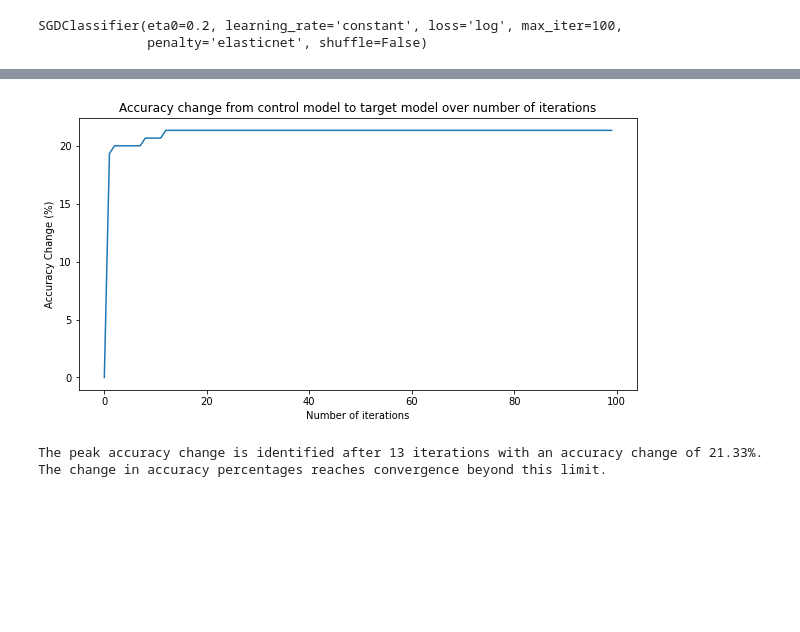
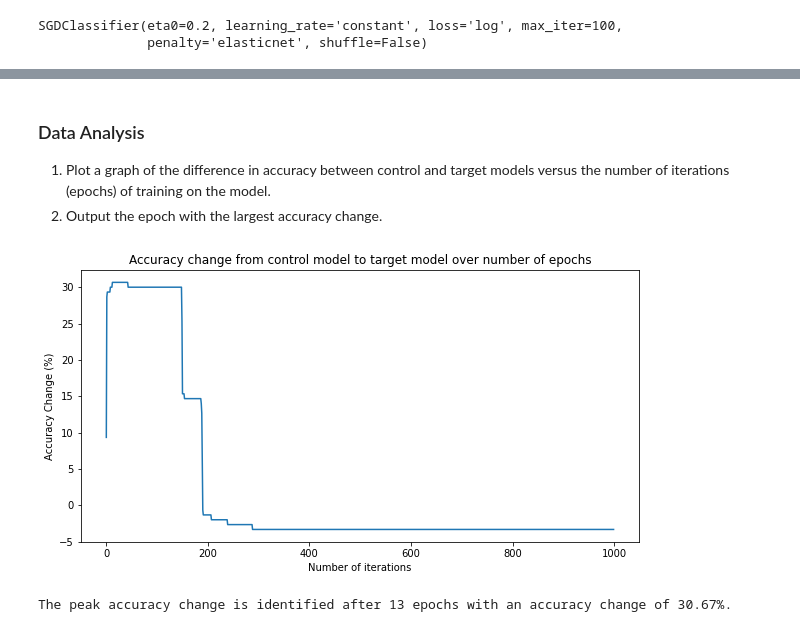
Before and after one commit to Shahiriyo/CS310-DataPoisoning-Project, a Jupyter notebook: DataOrderingSGD.ipynb, the cells around one changed output, grey strips where cells are left out. Cells and saved outputs as stored; diff of their text form; code cells hidden in the pictures; blank space fills up the shorter version.

```diff
--- a/DataOrderingSGD.ipynb
+++ b/DataOrderingSGD.ipynb
@@ -8,6 +31,7 @@ Currently learnt from stochastic gradient descent: next parameter for used for l
 import numpy as np
 import pandas as pd
 from sklearn.linear_model import SGDClassifier
+from sklearn.metrics import hinge_loss
 from sklearn.decomposition import PCA
 import matplotlib.pyplot as plt
 
@@ -19,7 +43,7 @@ OSC_OUT = 'oscillatingout'
 BATCH_REORDER = 'reorder'
 BATCH_RESHUFFLE = 'reshuffle'
 N_TESTDATA_SAMPLES = 150
-NUM_ITER = 100
+NUM_ITER = 1000
 N = 1476
 
 
@@ -99,7 +129,7 @@ def attack(attackType, batchType):
         # Read each datapoint, evaluate the accuracy, record these values
         point = trainingData.iloc[i:i+1]
         label = trainingLabels.iloc[i]
-        loss = accuracy(surrogate.predict(point)[0], label)
+        loss = hinge_loss(surrogate.predict(point), [label])
         datapoints.append(point)
         datatargets.append(label)
         datacosts[i] = loss
@@ -144,20 +174,23 @@ accuracies = []
 for i in range(NUM_ITER):
     attack(LOW_HIGH, None)
     accuracies.append(control.score(testData, testLabels) - target.score(testData, testLabels))
+# %% [markdown]
+### Data Analysis
+
+1. Plot a graph of the difference in accuracy between control and target models versus the number of iterations (epochs) of training on the model.
+2. Output the epoch with the largest accuracy change.
 # %%
 # Multiply accuracy change values by 100 for percentages
 percentageAcc = np.array(accuracies) * 100
 
-# Plot graph of accuracy variation with number of iterations during trainijng
+# Plot graph of accuracy variation with number of iterations during training
 plt.plot(range(NUM_ITER), percentageAcc)
 plt.xlabel('Number of iterations')
 plt.ylabel('Accuracy Change (%)')
-plt.title('Accuracy change from control model to target model over number of iterations')
+plt.title('Accuracy change from control model to target model over number of epochs')
 plt.gcf().set_size_inches(10, 5)
 plt.show()
-print("The peak accuracy change is identified after " + str(np.argmax(percentageAcc) + 1) + " iterations with an accuracy change of " + str(round(np.max(percentageAcc), 2)) + "%.")
-print("The change in accuracy percentages reaches convergence beyond this limit.")
+print("The peak accuracy change is identified after " + str(np.argmax(percentageAcc) + 1) + " epochs with an accuracy change of " + str(np.round(np.max(percentageAcc), 2)) + "%.")
 # %% [output]
-[figure, old version]
+[figure, new version]
-The peak accuracy change is identified after 13 iterations with an accuracy change of 21.33%.
-The change in accuracy percentages reaches convergence beyond this limit.
+The peak accuracy change is identified after 13 epochs with an accuracy change of 30.67%.
```
Also changed, not shown: parts of 3 cells of this notebook.
